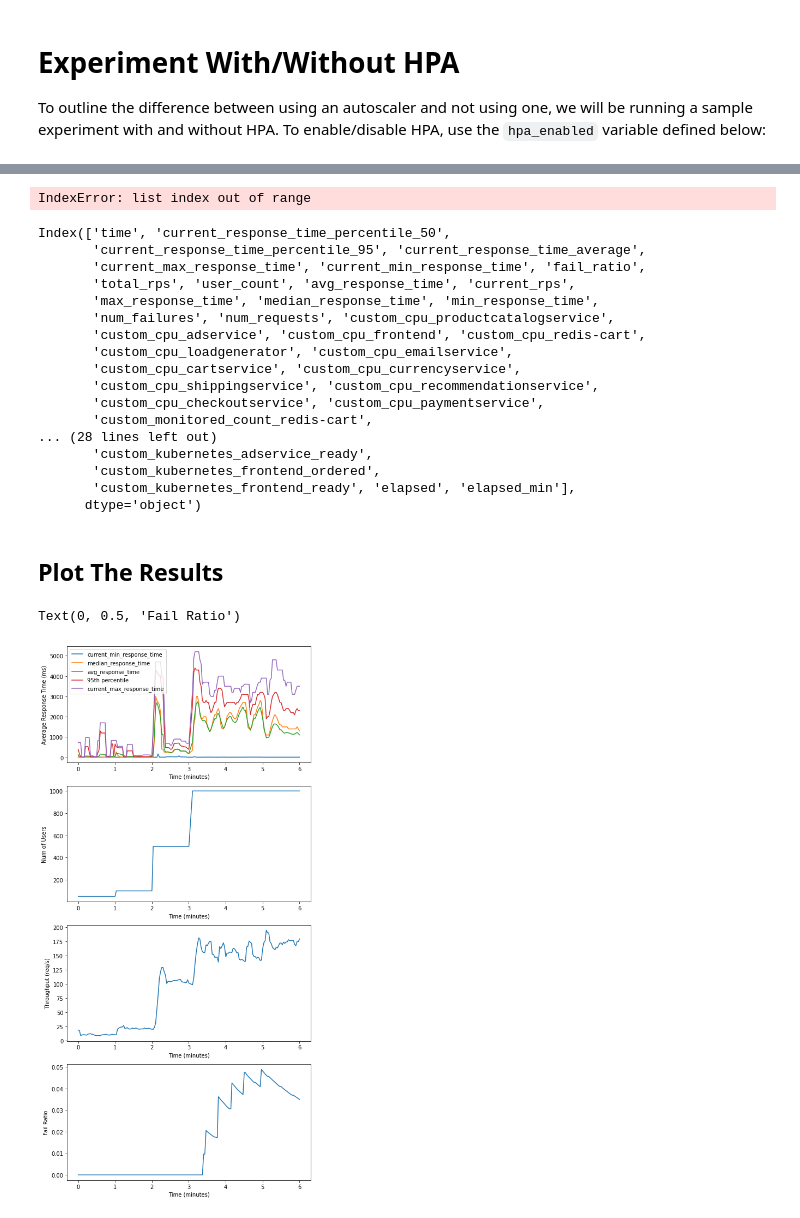
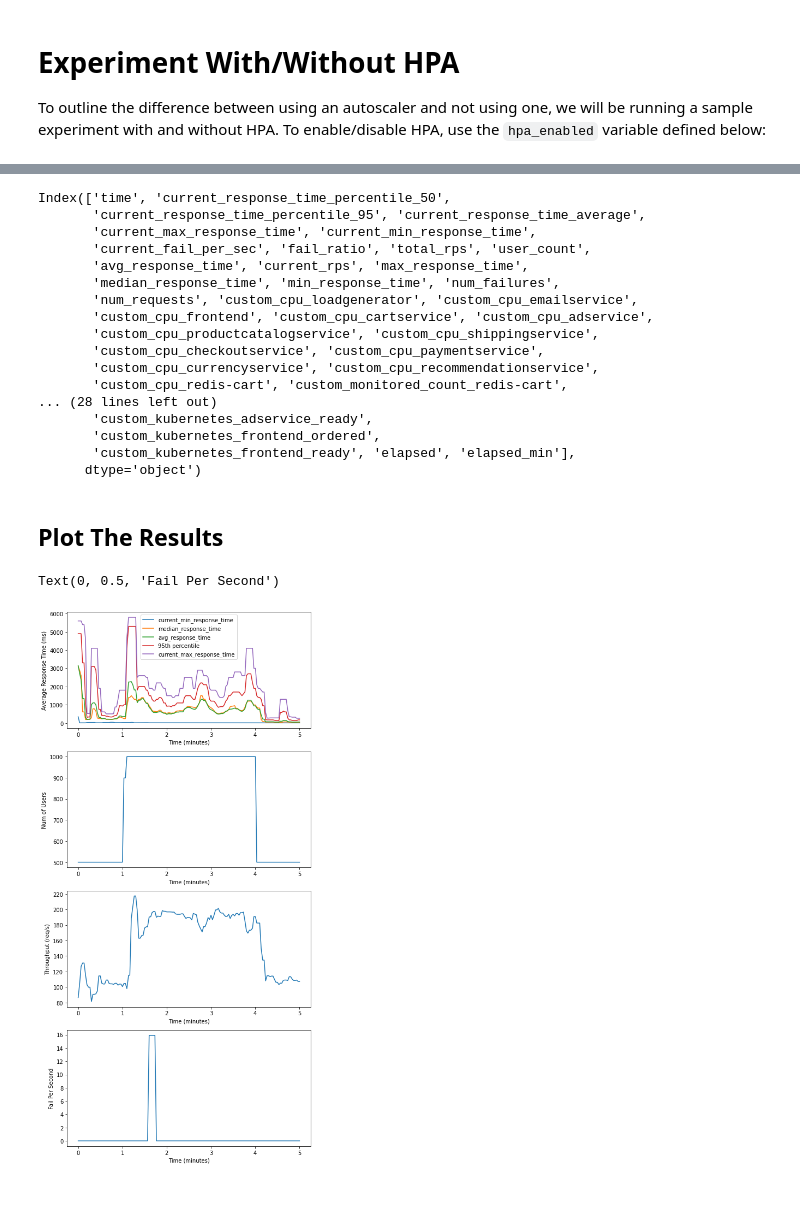
Before and after one commit to jaimedantas/EECS6446_Project, a Jupyter notebook: notebooks/experiment.ipynb, the cells around one changed output, grey strips where cells are left out. Saved outputs shown, nothing was run; the diff lists cells and outputs as text; code cells hidden in the pictures.

```diff
--- a/notebooks/experiment.ipynb
+++ b/notebooks/experiment.ipynb
@@ -311,8 +321,7 @@ tqdm.pandas()
 loop_timer = load_tester.TimerClass()
 total_timer = load_tester.TimerClass()
 
-# user_sequence = [50,100,500,1000,1000,1000,500,100,50]
-user_sequence = [500,1000,1000,1000,500]
+user_sequence = [50,100,500,1000,1000,1000,500,100,50]
 lt = load_tester.PACSLoadTester(hatch_rate=1000, temp_stat_max_len=60, base=locust_base)
 # add the custom sensing function
 lt.custom_sensing = custom_sensing
@@ -366,7 +353,3 @@ load_tester.get_stats_arr(lt.temp_stats, 'time')
-# %%
-arr_results[0]
-# %% [output]
-IndexError: list index out of range
 # %%
 # create a folder for results
 !mkdir -p results
@@ -386,16 +369,16 @@ results.columns
 # %% [output]
 Index(['time', 'current_response_time_percentile_50',
        'current_response_time_percentile_95', 'current_response_time_average',
-       'current_max_response_time', 'current_min_response_time', 'fail_ratio',
-       'total_rps', 'user_count', 'avg_response_time', 'current_rps',
-       'max_response_time', 'median_response_time', 'min_response_time',
-       'num_failures', 'num_requests', 'custom_cpu_productcatalogservice',
-       'custom_cpu_adservice', 'custom_cpu_frontend', 'custom_cpu_redis-cart',
-       'custom_cpu_loadgenerator', 'custom_cpu_emailservice',
-       'custom_cpu_cartservice', 'custom_cpu_currencyservice',
-       'custom_cpu_shippingservice', 'custom_cpu_recommendationservice',
+       'current_max_response_time', 'current_min_response_time',
+       'current_fail_per_sec', 'fail_ratio', 'total_rps', 'user_count',
+       'avg_response_time', 'current_rps', 'max_response_time',
+       'median_response_time', 'min_response_time', 'num_failures',
+       'num_requests', 'custom_cpu_loadgenerator', 'custom_cpu_emailservice',
+       'custom_cpu_frontend', 'custom_cpu_cartservice', 'custom_cpu_adservice',
+       'custom_cpu_productcatalogservice', 'custom_cpu_shippingservice',
        'custom_cpu_checkoutservice', 'custom_cpu_paymentservice',
-       'custom_monitored_count_redis-cart',
+       'custom_cpu_currencyservice', 'custom_cpu_recommendationservice',
+       'custom_cpu_redis-cart', 'custom_monitored_count_redis-cart',
 ... (28 lines left out)
        'custom_kubernetes_adservice_ready',
        'custom_kubernetes_frontend_ordered',
@@ -407,37 +390,37 @@ Index(['time', 'current_response_time_percentile_50',
 import matplotlib.pyplot as plt
 %matplotlib inline
 
 res = results
 
 plt.figure(figsize=(8,18))
 plt.subplot(411)
 plt.plot(res['elapsed_min'], res['current_min_response_time'], label='current_min_response_time')
 plt.plot(res['elapsed_min'], res['current_response_time_percentile_50'], label='median_response_time')
 plt.plot(res['elapsed_min'], res['current_response_time_average'], label='avg_response_time')
 plt.plot(res['elapsed_min'], res['current_response_time_percentile_95'], label='95th percentile')
 plt.plot(res['elapsed_min'], res['current_max_response_time'], label='current_max_response_time')
 
 plt.xlabel('Time (minutes)')
 plt.ylabel('Average Response Time (ms)')
 plt.legend()
 
 plt.subplot(412)
 plt.plot(res['elapsed_min'], res['user_count'])
 plt.xlabel('Time (minutes)')
 plt.ylabel('Num of Users')
 
 plt.subplot(413)
 plt.plot(res['elapsed_min'], res['total_rps'])
 plt.xlabel('Time (minutes)')
 plt.ylabel('Throughput (req/s)')
 
 plt.subplot(414)
-plt.plot(res['elapsed_min'], res['fail_ratio'])
+plt.plot(res['elapsed_min'], res['current_fail_per_sec'])
 plt.xlabel('Time (minutes)')
-plt.ylabel('Fail Ratio')
+plt.ylabel('Fail Per Second')
 # %% [output]
-Text(0, 0.5, 'Fail Ratio')
+Text(0, 0.5, 'Fail Per Second')
-[figure, old version]
+[figure, new version]
 # %%
 plot_deploy_list = [
     'frontend',
```
Also changed, not shown: parts of 12 cells of this notebook, 1 other file.
